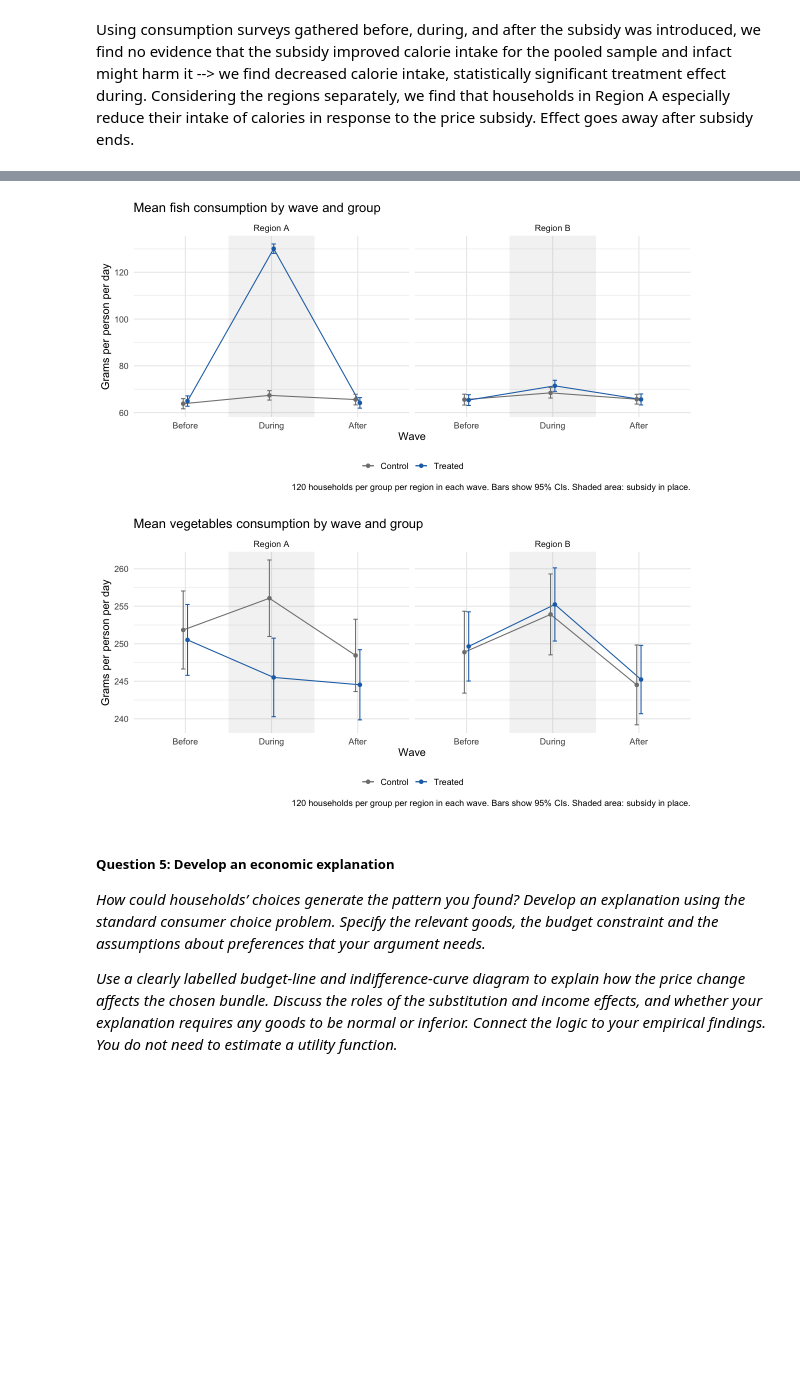
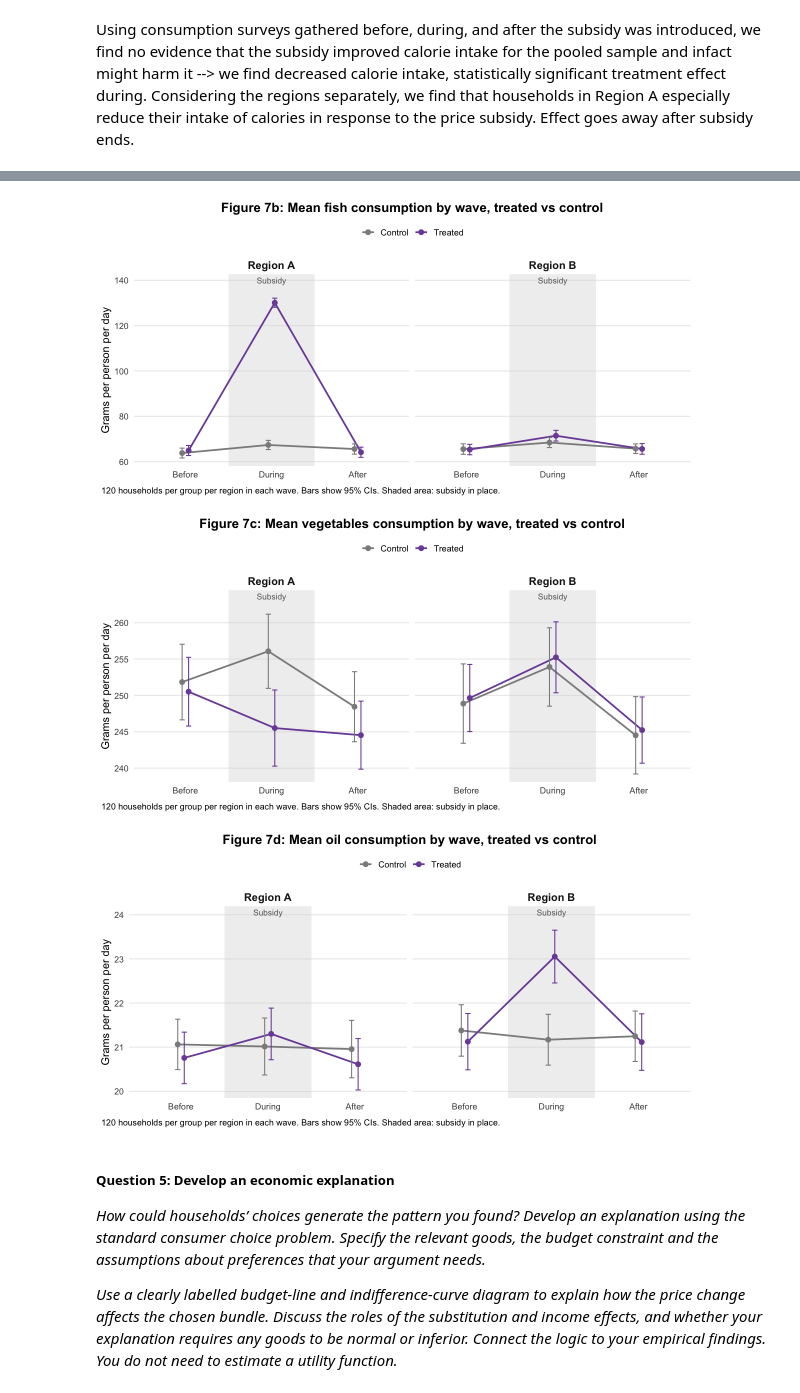
Before and after one commit to drishtikhemlani2306/pau_milan_assignment_1, a Jupyter notebook: assignment1_notebook.ipynb, the cells around one changed output, grey strips where cells are left out. Saved outputs shown, nothing was run; the diff lists cells and outputs as text; code cells hidden in the pictures; blank space fills up the shorter version.

```diff
--- a/assignment1_notebook.ipynb
+++ b/assignment1_notebook.ipynb
@@ -479,33 +604,58 @@ regression_data |>
 # %%
+# Plot settings: spacing between groups and figure size
+dodge <- position_dodge(0.15)
 options(repr.plot.width = 10, repr.plot.height = 5)
 
-dodge <- position_dodge(0.1)
-
+# Data: mean and SE of grams consumed by food, region, wave and group
 food_means <- raw_data |>
-  mutate(wave  = factor(wave, levels = c("Before", "During", "After")),
-         group = if_else(treated == 1, "Treated", "Control"),
+  mutate(wave   = factor(wave, levels = c("Before", "During", "After")),
+         group  = if_else(treated == 1, "Treated", "Control"),
          region = paste("Region", region)) |>
   group_by(food, region, wave, group) |>
   summarise(mean = mean(grams_consumed),
             se = sd(grams_consumed) / sqrt(n()),
             .groups = "drop")
 
-foods <- c("rice", "fish", "vegetables")
+foods <- c("rice", "fish", "vegetables", "oil")
 
+# One figure per food
 for (f in foods) {
   p <- ggplot(filter(food_means, food == f), aes(wave, mean, colour = group, group = group)) +
-    annotate("rect", xmin = 1.5, xmax = 2.5, ymin = -Inf, ymax = Inf, alpha = 0.08) +
-    geom_line(position = dodge) +
-    geom_point(position = dodge) +
+
+    # Shaded area and label for the During wave (subsidy in place)
+    annotate("rect", xmin = 1.5, xmax = 2.5, ymin = -Inf,
+             ymax = Inf, fill = "grey85", alpha = 0.4) +
+    annotate("text", x = 2, y = Inf, label = "Subsidy",
+             vjust = 1.5, colour = "grey40", size = 3.5) +
+
+    # Means with 95% confidence intervals
+    geom_line(position = dodge, linewidth = 1) +
+    geom_point(position = dodge, size = 2.5) +
     geom_errorbar(aes(ymin = mean - 1.96 * se, ymax = mean + 1.96 * se),
-                  width = 0.1, position = dodge) +
+                  width = 0.12, position = dodge) +
+
+    # One panel per region
     facet_wrap(~ region) +
-    scale_colour_manual(values = c(Control = "grey50", Treated = "#1f6fb4")) +
-    labs(title = paste("Mean", f, "consumption by wave and group"),
-         x = "Wave", y = "Grams per person per day", colour = NULL,
+
+    # Scales: discrete x axis, extra space on top for the label, group colours
+    scale_x_discrete() +
+    scale_y_continuous(expand = expansion(mult = c(0.05, 0.15))) +
+    scale_colour_manual(values = c(Control = "grey55", Treated = "#7b4fa6")) +
+
+    # Titles and notes
+    labs(title = paste0("Figure 7", letters[which(foods == f)], ": Mean ", f, " consumption by wave, treated vs control"),
+         x = NULL, y = "Grams per person per day", colour = NULL,
          caption = "120 households per group per region in each wave. Bars show 95% CIs. Shaded area: subsidy in place.") +
+
+    # Visual style
     theme_minimal(base_size = 13) +
-    theme(legend.position = "bottom")
+    theme(legend.position = "top",
+          panel.grid.minor = element_blank(),
+          panel.grid.major.x = element_blank(),
+          strip.text = element_text(face = "bold", size = 13),
+          plot.title = element_text(face = "bold", hjust = 0.5),
+          plot.caption = element_text(hjust = 0, vjust = -1),
+          plot.caption.position = "plot")
 
   print(p)
 }
@@ -514,5 +664,6 @@ for (f in foods) {
-[figure, old version]
+[figure, new version]
-[figure, old version]
+[figure, new version]
+[figure, added]
 # %% [markdown]
 ##### Question 5: Develop an economic explanation
 *How could households’ choices generate the pattern you found? Develop an explanation using the standard consumer choice problem. Specify the relevant goods, the budget constraint and the assumptions about preferences that your argument needs.*
```
Also changed, not shown: parts of 17 cells of this notebook.
